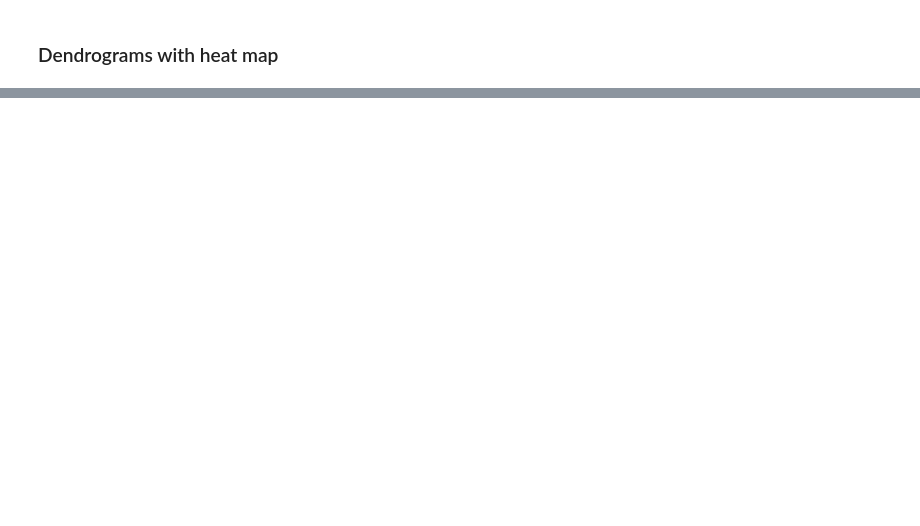
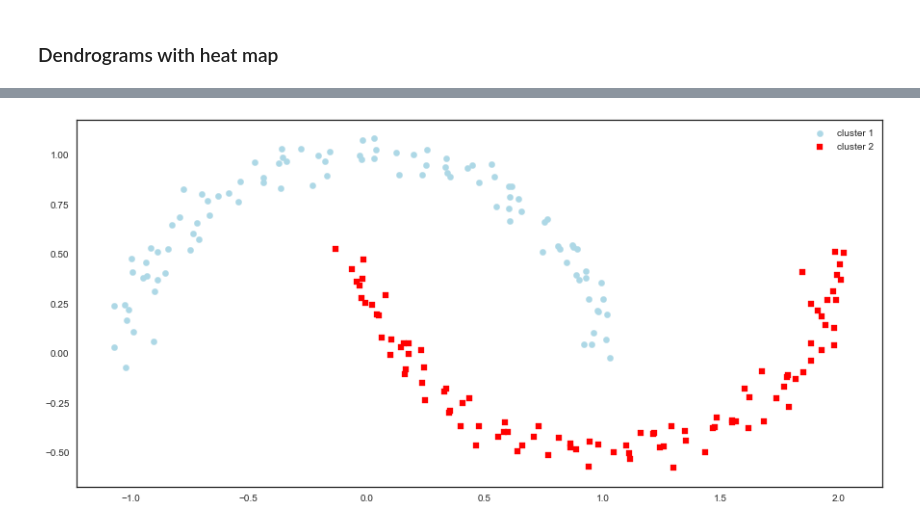
Before and after one commit to alanmarazzi/python-machinelearning, a Jupyter notebook: Chapter 11 - Clustering Analysis.ipynb, the cells around one changed output, grey strips where cells are left out. Drawn from its saved outputs; the diff is of its cells as text; code cells hidden in the pictures; blank space fills up the shorter version.

```diff
--- a/Chapter 11 - Clustering Analysis.ipynb
+++ b/Chapter 11 - Clustering Analysis.ipynb
@@ -281,0 +386,22 @@ plt.show()
+# %%
+db = DBSCAN(eps=0.2,
+            min_samples=5,
+            metric='euclidean')
+y_db = db.fit_predict(x)
+
+plt.scatter(x[y_db == 0, 0],
+            x[y_db == 0, 1],
+            c='lightblue',
+            marker='o',
+            s=40,
+            label='cluster 1')
+plt.scatter(x[y_db == 1, 0],
+            x[y_db == 1, 1],
+            c='red',
+            marker='s',
+            s=40,
+            label='cluster 2')
+plt.legend()
+plt.show()
+# %% [output]
+[figure, added]
```
Also changed, not shown: parts of 12 cells of this notebook, 2 other files.
